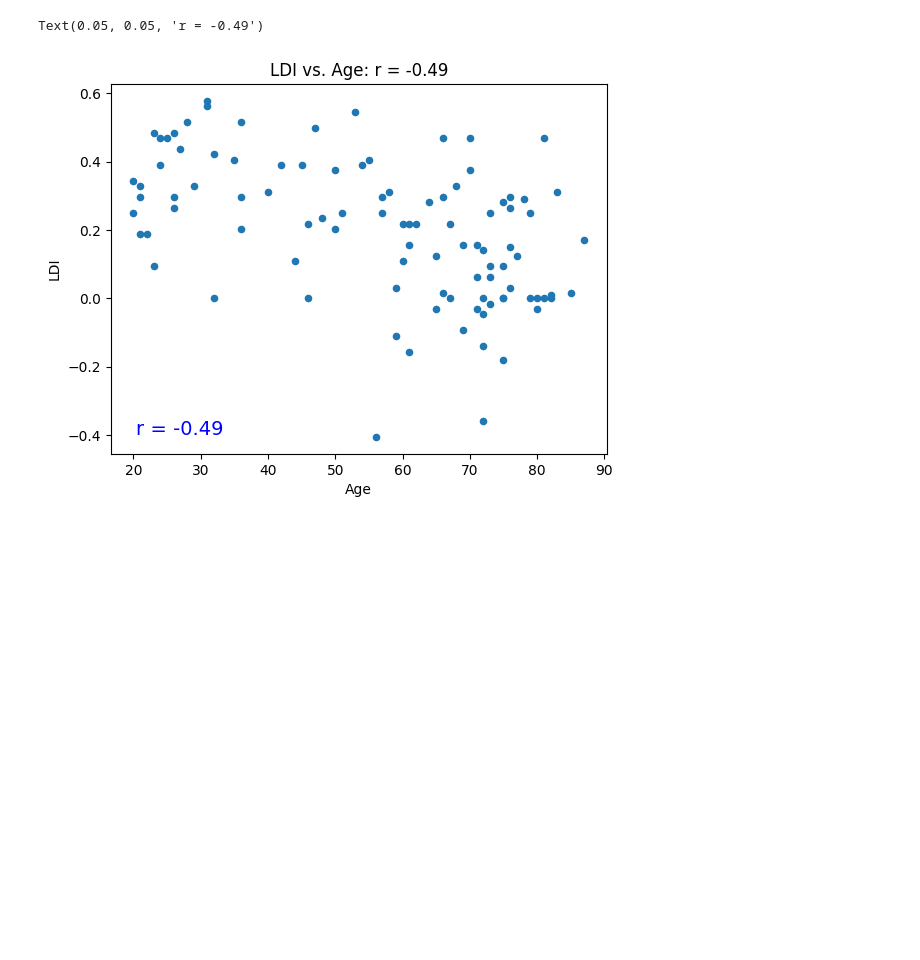
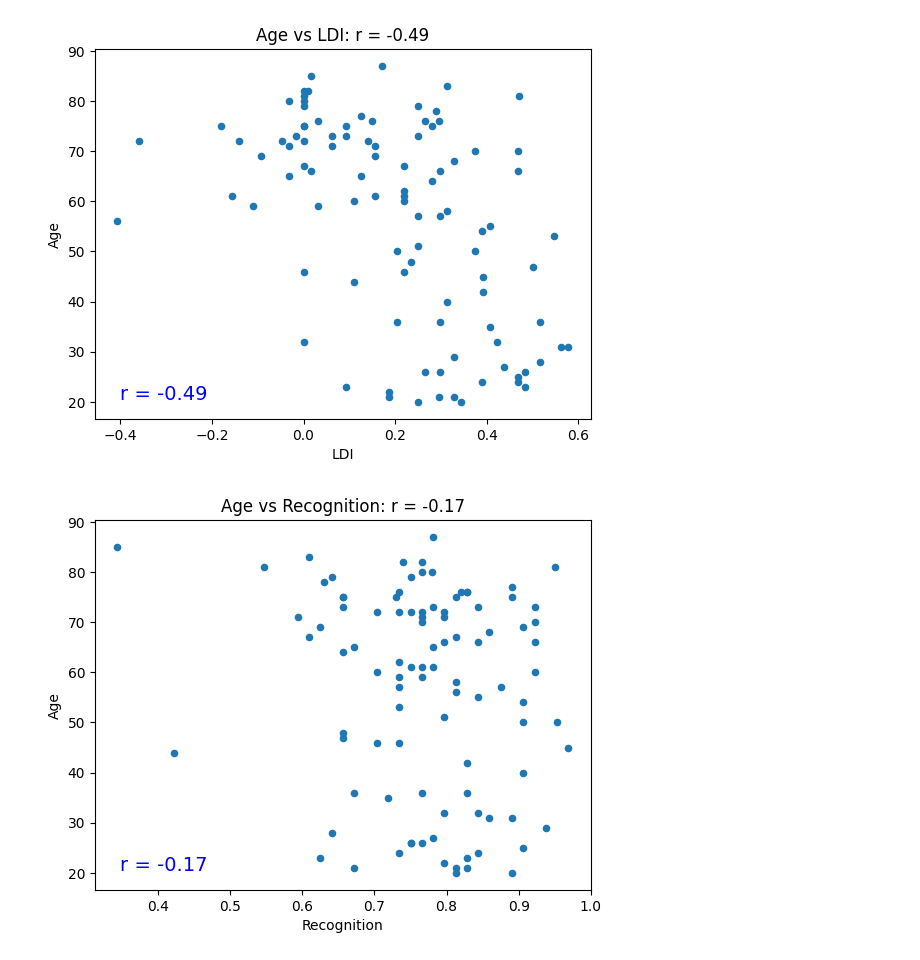
Before and after one commit to rochellekaper/n247_spring2025, a Jupyter notebook: ProblemSets/N247 PSet 6 Pandas - Data Analysis.ipynb, the cells around one changed output. Saved outputs shown, nothing was run; the diff lists cells and outputs as text; code cells hidden in the pictures; blank space fills up the shorter version.

```diff
--- a/ProblemSets/N247 PSet 6 Pandas - Data Analysis.ipynb
+++ b/ProblemSets/N247 PSet 6 Pandas - Data Analysis.ipynb
@@ -59,14 +59,24 @@ data['Recognition'] = data['pO_R'] -  data['pO_F']
 # %%
 '''2 & 3) make scatter plots of:
 - LDI vs. Age
 - Recognition vs. Age
 - RAVLT vs. Age
 - LDI vs. RAVLT
 - Recognition vs. RAVLT. Compute correlation coefficients + add titles. '''
 
-LDI_age_corr = data[['LDI', 'Age']].corr(numeric_only=True).iloc[0,1] #correlation coefficient for LDI vs Age
-LDI_age_plot = data.plot.scatter(x='Age',y='LDI', title = f'LDI vs. Age: r = {LDI_age_corr:.2f}') #scatter plot of LDI vs Age
-LDI_age_plot.text(0.05, 0.05, f"r = {LDI_age_corr:.2f}", transform=LDI_age_plot.transAxes, color = 'blue', size=14) #add corr coefficient to plot
+def create_scatterplot(col_list): #input is 2 columns we are plotting
+    corr = data[col_list].corr(numeric_only=True).iloc[0,1] #compute correlation coefficient
+    x_val, y_val = col_list
+    scatter_plot = data.plot.scatter(x = x_val, y =y_val, title=f'{y_val} vs {x_val}: r = {corr:.2f}')
+    scatter_plot.text(0.05, 0.05, f"r = {corr:.2f}", transform=scatter_plot.transAxes, color = 'blue', size=14) #add corr coefficient to plot
+    return
+
+
+create_scatterplot(['LDI', 'Age'])
+create_scatterplot(['Recognition', 'Age'])
+create_scatterplot(['RAVLT', 'Age'])
+create_scatterplot(['LDI', 'RAVLT'])
+create_scatterplot(['Recognition', 'RAVLT'])
 # %% [output]
-Text(0.05, 0.05, 'r = -0.49')
-[figure, old version]
+[figure, new version]
+[figure, added]
```
Also changed, not shown: parts of 3 cells of this notebook.
